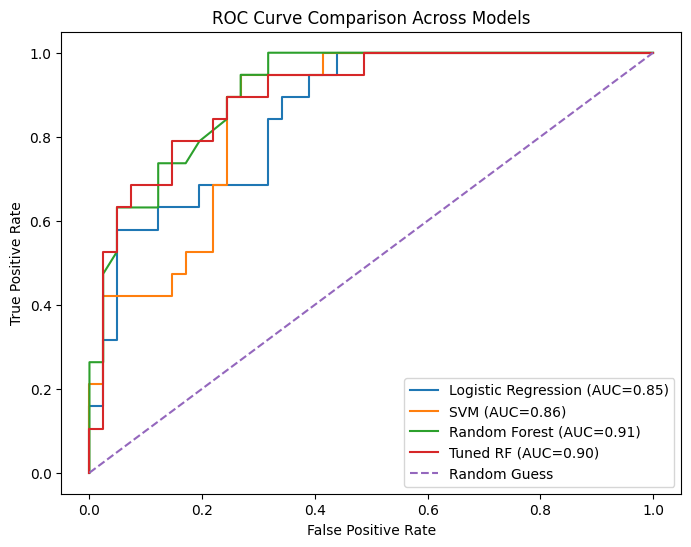
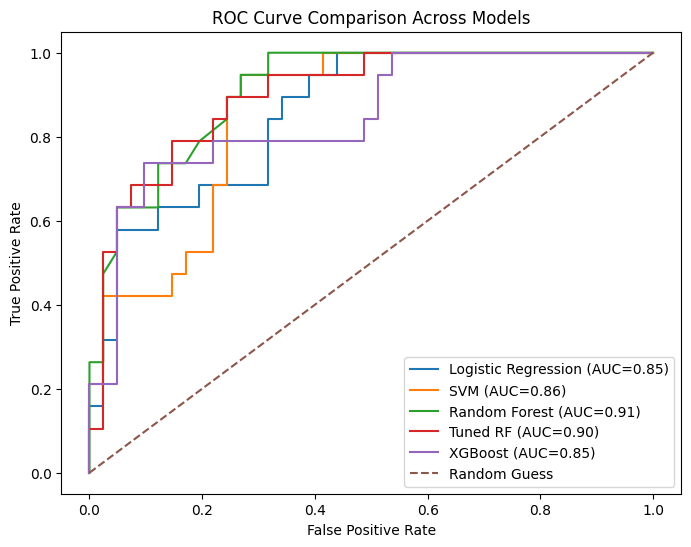
Unified diff of the notebook cell whose output changed from the first chart to the second:
--- before
+++ after
@@ -24,4 +24,9 @@
 plt.plot(fpr_trf, tpr_trf, label=f"Tuned RF (AUC={auc_trf:.2f})")
 
+y_prob_xgb = models["XGBoost"].predict_proba(X_test)[:,1]
+fpr_xgb, tpr_xgb, _ = roc_curve(y_test, y_prob_xgb)
+auc_xgb = auc(fpr_xgb, tpr_xgb)
+plt.plot(fpr_xgb, tpr_xgb, label=f"XGBoost (AUC={auc_xgb:.2f})")
+
 plt.plot([0,1], [0,1], linestyle='--', label="Random Guess")
 

Commit: [add]add XGBoost and update model comparison figures